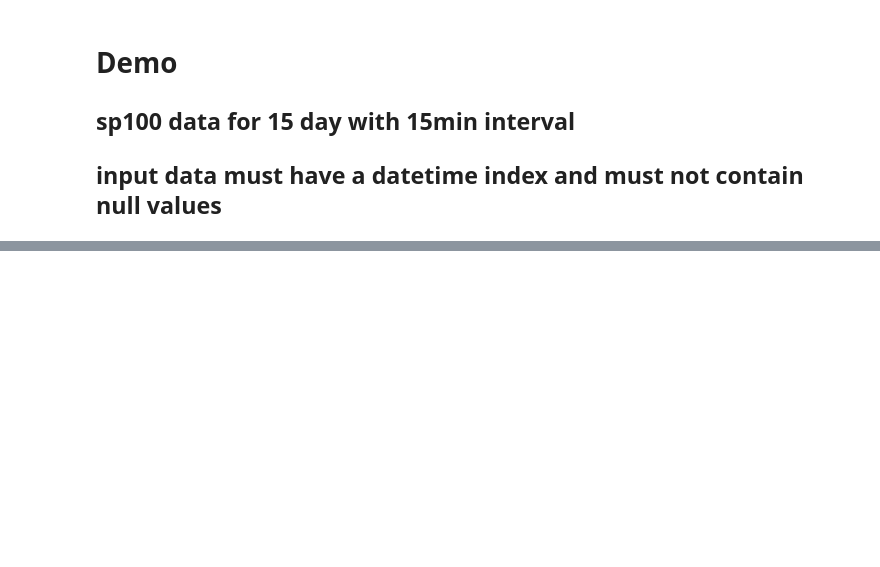
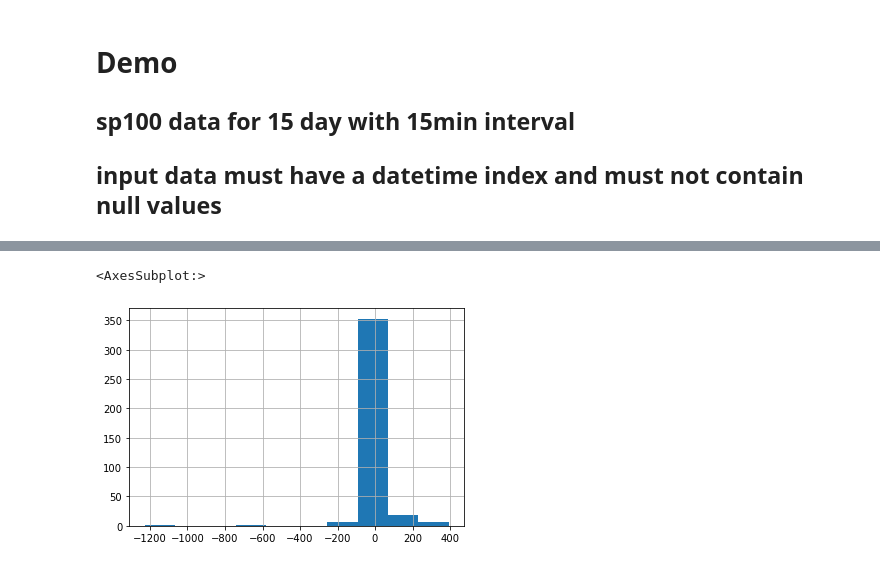
Before and after one commit to TigaJi/GeneralBacktest, a Jupyter notebook: GeneralBacktest.ipynb, the cells around one changed output, grey strips where cells are left out. Saved outputs shown, nothing was run; the diff lists cells and outputs as text; code cells hidden in the pictures; blank space fills up the shorter version.

```diff
--- a/GeneralBacktest.ipynb
+++ b/GeneralBacktest.ipynb
@@ -234,0 +393,5 @@ plt.plot(bt.values)
+# %%
+bt.transaction_history['pnl'].hist()
+# %% [output]
+<AxesSubplot:>
+[figure, added]
```
Also changed, not shown: parts of 23 cells of this notebook, 7 other files.
